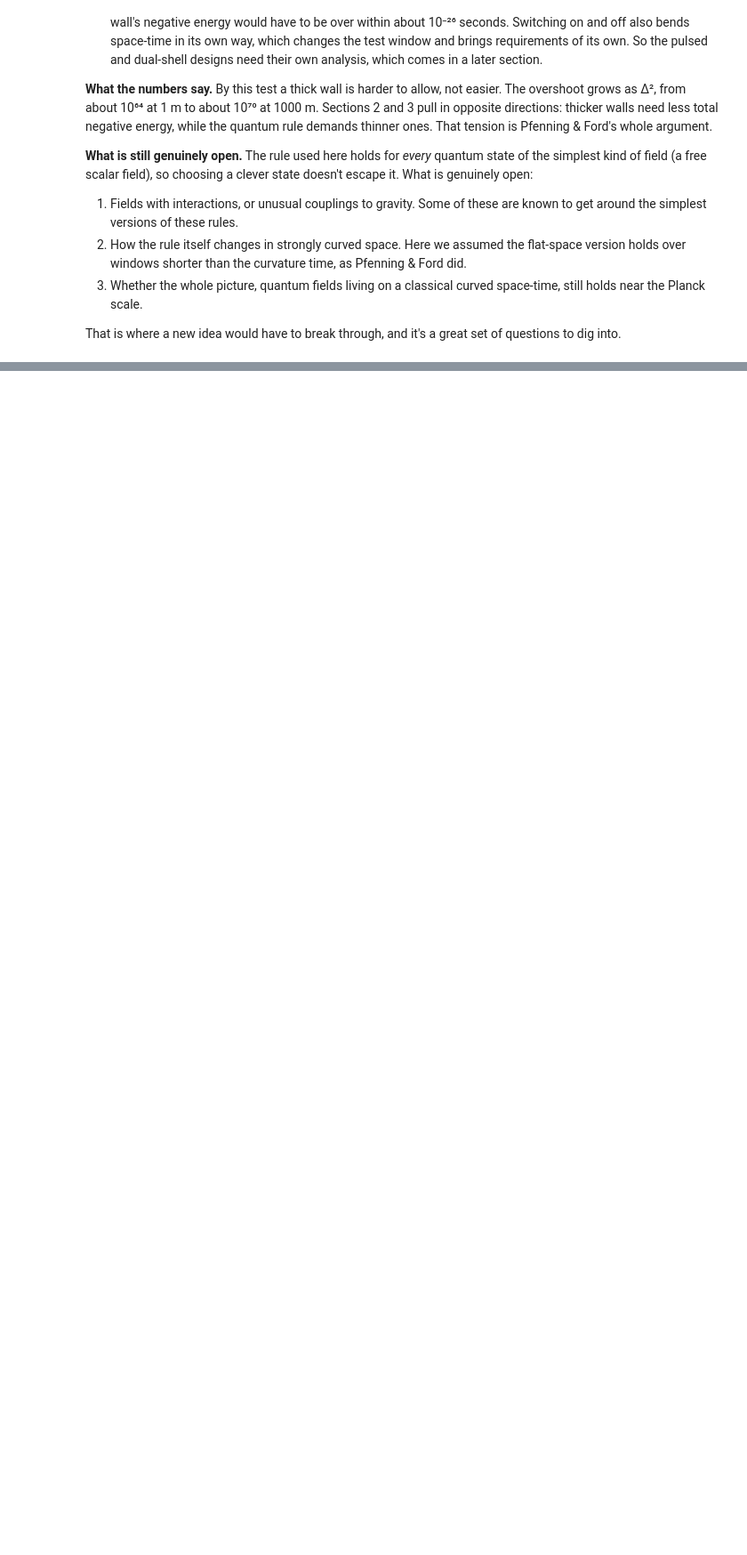
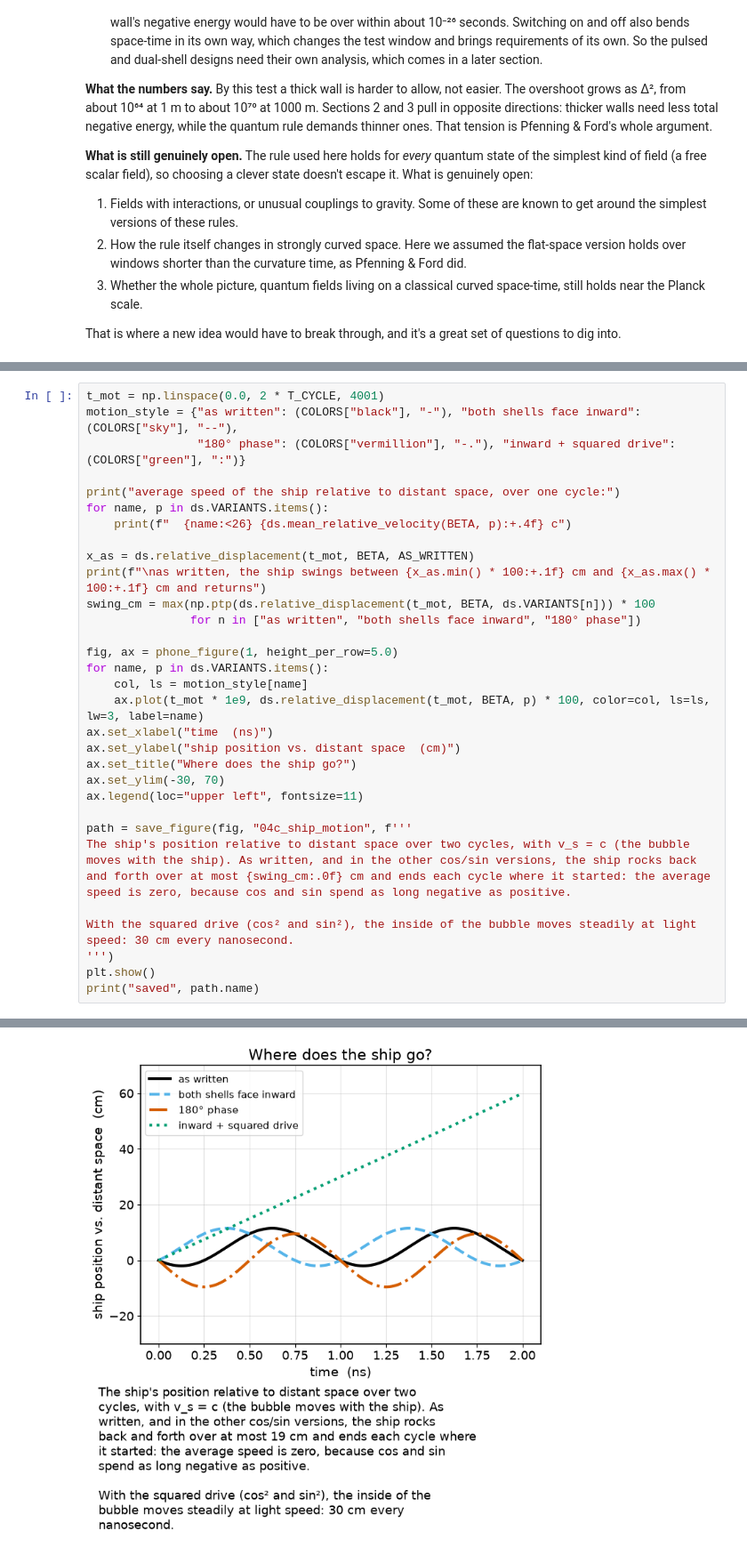
Before and after one commit to gvorwaller/warpdrive, a Jupyter notebook: warp_bubble.ipynb, the cells around one changed output, grey strips where cells are left out. Shown at 89% size. Saved outputs shown, nothing was run; the diff lists cells and outputs as text; blank space fills up the shorter version.

```diff
--- a/warp_bubble.ipynb
+++ b/warp_bubble.ipynb
@@ -476,0 +569,32 @@ That is where a new idea would have to break through, and it's a great set of qu
+# %%
+t_mot = np.linspace(0.0, 2 * T_CYCLE, 4001)
+motion_style = {"as written": (COLORS["black"], "-"), "both shells face inward": (COLORS["sky"], "--"),
+                "180° phase": (COLORS["vermillion"], "-."), "inward + squared drive": (COLORS["green"], ":")}
+
+print("average speed of the ship relative to distant space, over one cycle:")
+for name, p in ds.VARIANTS.items():
+    print(f"  {name:<26} {ds.mean_relative_velocity(BETA, p):+.4f} c")
+
+x_as = ds.relative_displacement(t_mot, BETA, AS_WRITTEN)
+print(f"\nas written, the ship swings between {x_as.min() * 100:+.1f} cm and {x_as.max() * 100:+.1f} cm and returns")
+swing_cm = max(np.ptp(ds.relative_displacement(t_mot, BETA, ds.VARIANTS[n])) * 100
+               for n in ["as written", "both shells face inward", "180° phase"])
+
+fig, ax = phone_figure(1, height_per_row=5.0)
+for name, p in ds.VARIANTS.items():
+    col, ls = motion_style[name]
+    ax.plot(t_mot * 1e9, ds.relative_displacement(t_mot, BETA, p) * 100, color=col, ls=ls, lw=3, label=name)
+ax.set_xlabel("time  (ns)")
+ax.set_ylabel("ship position vs. distant space  (cm)")
+ax.set_title("Where does the ship go?")
+ax.set_ylim(-30, 70)
+ax.legend(loc="upper left", fontsize=11)
+
+path = save_figure(fig, "04c_ship_motion", f'''
+The ship's position relative to distant space over two cycles, with v_s = c (the bubble moves with the ship). As written, and in the other cos/sin versions, the ship rocks back and forth over at most {swing_cm:.0f} cm and ends each cycle where it started: the average speed is zero, because cos and sin spend as long negative as positive.
+
+With the squared drive (cos² and sin²), the inside of the bubble moves steadily at light speed: 30 cm every nanosecond.
+''')
+plt.show()
+print("saved", path.name)
+# %% [output]
@@ -476,0 +608 @@ That is where a new idea would have to break through, and it's a great set of qu
+[figure, added]
```
Also changed, not shown: parts of 9 cells of this notebook, 10 other files.
